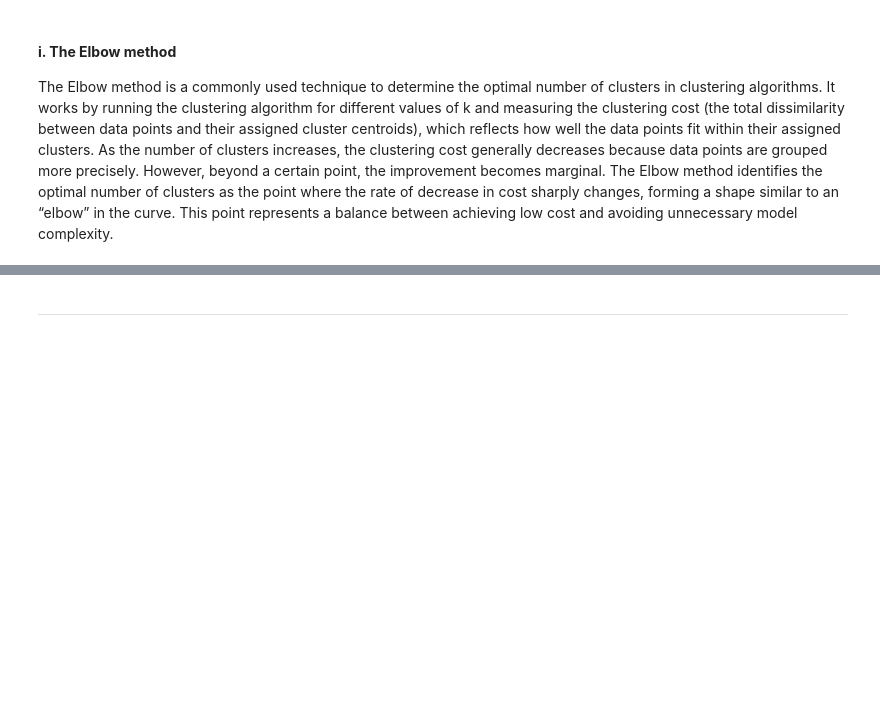
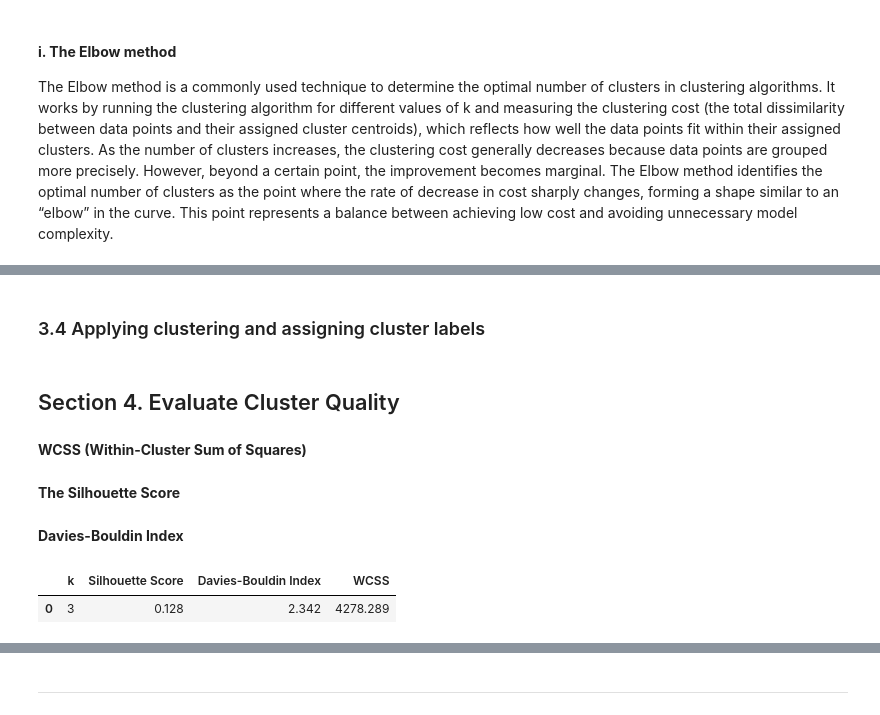
Before and after one commit to Janau00/SWE485-Project-Group9, a Jupyter notebook: Phase2_Unsupervised_Learning.ipynb, the cells around one changed output, grey strips where cells are left out. Saved outputs shown, nothing was run; the diff lists cells and outputs as text; code cells hidden in the pictures; blank space fills up the shorter version.

```diff
--- a/Phase2_Unsupervised_Learning.ipynb
+++ b/Phase2_Unsupervised_Learning.ipynb
@@ -286,0 +293,2 @@ KeyboardInterrupt:
+# %% [markdown]
+### 3.4 Applying clustering and assigning cluster labels
@@ -286,0 +315,33 @@ KeyboardInterrupt:
+# %% [markdown]
+## Section 4. Evaluate Cluster Quality
+# %% [markdown]
+**WCSS (Within-Cluster Sum of Squares)**
+# %% [markdown]
+**The Silhouette Score**
+# %% [markdown]
+**Davies-Bouldin Index**
+# %%
+# Using our final model labels
+labels = clusters
+
+# Compute metrics
+silhouette = silhouette_score(clustering_data, labels)
+db_index = davies_bouldin_score(clustering_data, labels)
+wcss = kmeans_final.inertia_
+
+# Create a single-row table
+evaluation_df = pd.DataFrame([{
+    'k': 3,
+    'Silhouette Score': f"{silhouette:.3f}",
+    'Davies-Bouldin Index': f"{db_index:.3f}",
+    'WCSS': f"{wcss:.3f}"
+}])
+
+# Save to CSV
+evaluation_df.to_csv('k-means_evaluation.csv', index=False)
+
+# Display
+evaluation_df
+# %% [output]
+|  | k | Silhouette Score | Davies-Bouldin Index | WCSS |
+| 0 | 3 | 0.128 | 2.342 | 4278.289 |
```
Also changed, not shown: parts of 17 cells of this notebook, 1 other file.
